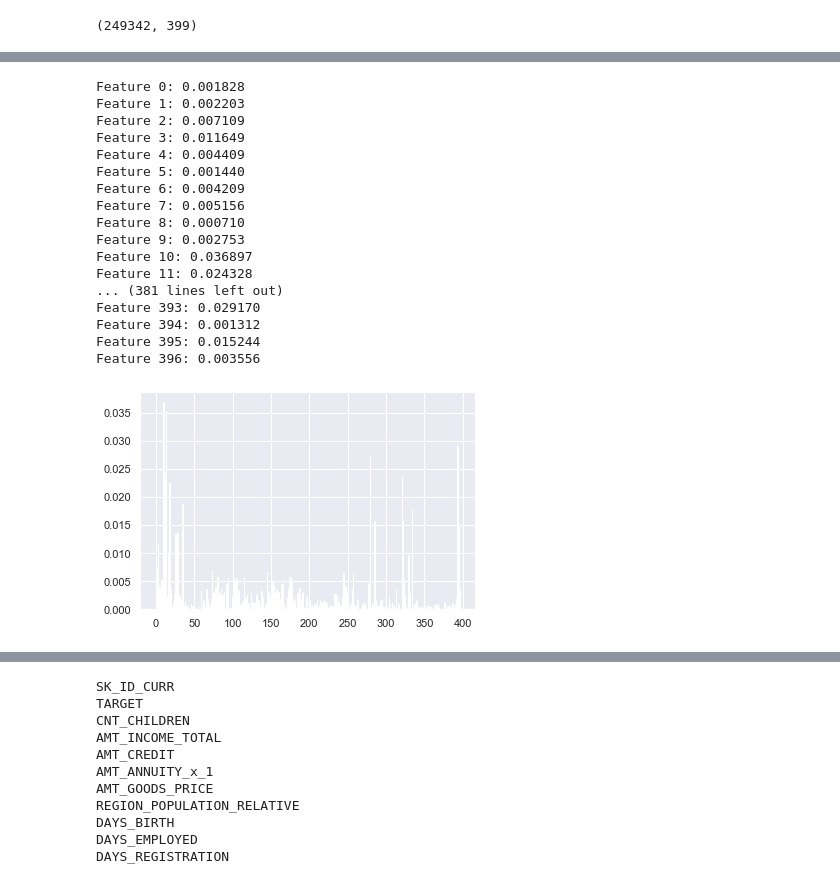
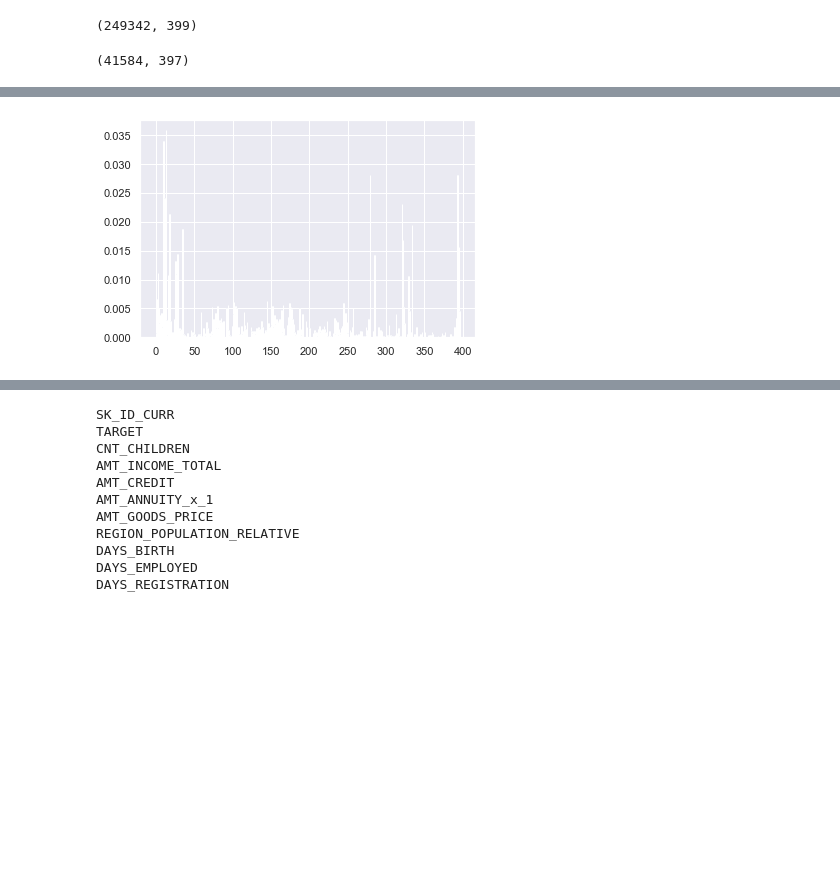
Before and after one commit to kneelagandan/spring-board-home-credit, a Jupyter notebook: Wrangling_and_Modeling/EDA_Early_moedling.ipynb, the cells around one changed output, grey strips where cells are left out. Saved outputs shown, nothing was run; the diff lists cells and outputs as text; code cells hidden in the pictures; blank space fills up the shorter version.

```diff
--- a/Wrangling_and_Modeling/EDA_Early_moedling.ipynb
+++ b/Wrangling_and_Modeling/EDA_Early_moedling.ipynb
@@ -308,6 +415,12 @@ application_train = application_train.loc[:,~application_train.columns.duplicate
 application_train.shape
 # %% [output]
 (249342, 399)
+# %%
+# Dropping a few duplicate columns
+application_test = application_test.loc[:,~application_test.columns.duplicated()]
+application_test.shape
+# %% [output]
+(41584, 397)
 # %%
 X = application_train.drop(['SK_ID_CURR', 'TARGET'], axis=1)
 y = application_train.TARGET
@@ -329,44 +443,25 @@ application_train.describe()
 # %%
 #Feature Selection
 from sklearn.model_selection import train_test_split
 from sklearn.feature_selection import mutual_info_classif,SelectKBest
+from matplotlib import pyplot
 
-from matplotlib import pyplot
 def select_features(X_train, y_train, X_test):
 	# configure to select all features
 	fs = SelectKBest(score_func=mutual_info_classif, k='all')
 	# learn relationship from training data
 	fs.fit(X_train, y_train)
 	# transform train input data
 	X_train_fs = fs.transform(X_train)
 	# transform test input data
 	X_test_fs = fs.transform(X_test)
 	return X_train_fs, X_test_fs, fs
 
 X_train, X_test, y_train, y_test = train_test_split(X, y, test_size=0.33, random_state=1)
 X_train_fs, X_test_fs, fs = select_features(X_train, y_train, X_test)
-# what are scores for the features
-for i in range(len(fs.scores_)):
-	print('Feature %d: %f' % (i, fs.scores_[i]))
+
 # plot the scores
 pyplot.bar([i for i in range(len(fs.scores_))], fs.scores_)
 pyplot.show()
 # %% [output]
-Feature 0: 0.001828
-Feature 1: 0.002203
-Feature 2: 0.007109
-Feature 3: 0.011649
-Feature 4: 0.004409
-Feature 5: 0.001440
-Feature 6: 0.004209
-Feature 7: 0.005156
-Feature 8: 0.000710
-Feature 9: 0.002753
-Feature 10: 0.036897
-Feature 11: 0.024328
-... (381 lines left out)
-Feature 393: 0.029170
-Feature 394: 0.001312
-Feature 395: 0.015244
-Feature 396: 0.003556
-[figure, old version]
+[figure, new version]
```
Also changed, not shown: parts of 81 cells of this notebook, 1 other file.
